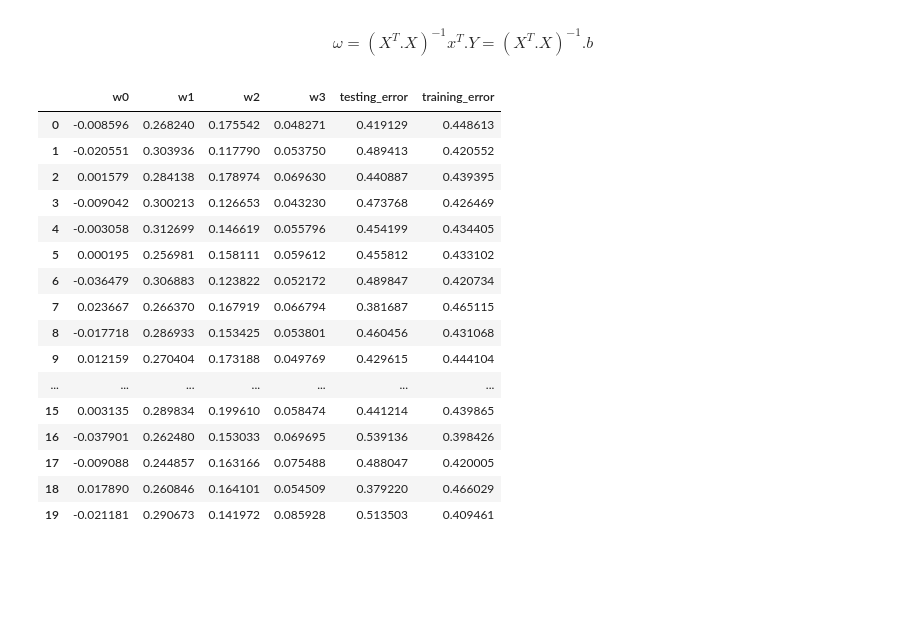
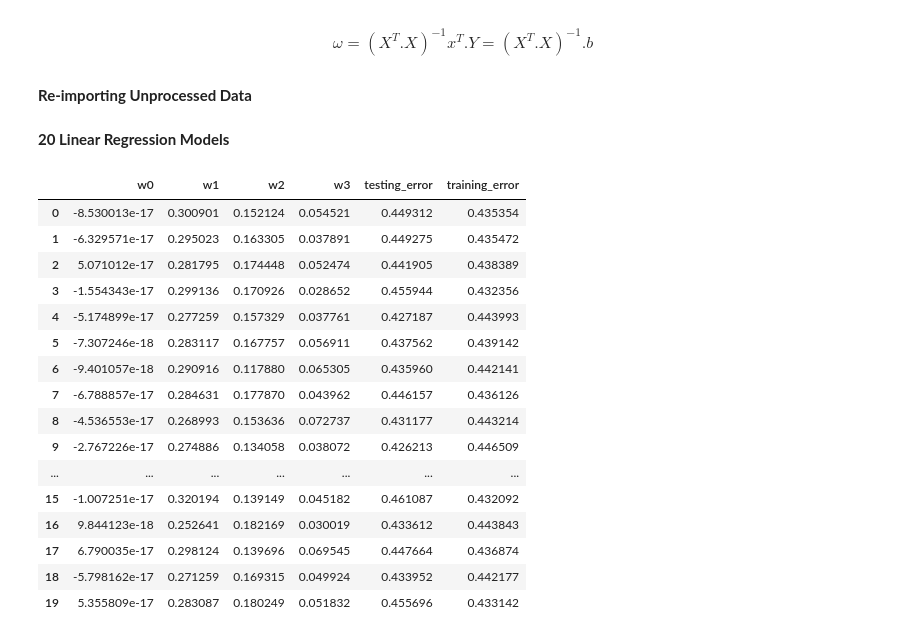
Before and after one commit to revanthmopidevi/DS-Assignments, a Jupyter notebook: Regression/A2/A2_NE.ipynb, the cells around one changed output. Cells and saved outputs as stored; diff of their text form; code cells hidden in the pictures; blank space fills up the shorter version.

```diff
--- a/Regression/A2/A2_NE.ipynb
+++ b/Regression/A2/A2_NE.ipynb
@@ -79,6 +73,5 @@ def shuffle_split(data):
 # %%
-train, test = shuffle_split(data)
-x1, x2, x3, y = train["age"], train["bmi"], train["children"], train["charges"]
+x1, x2, x3, y = data["age"], data["bmi"], data["children"], data["charges"]
 # %% [markdown]
 ## Visualize Data
 # %%
@@ -141,6 +134,11 @@ $$ $$
 $$b = X^{T} . Y$$
 # %% [markdown]
 $$ ω = (X^{T}.X)^{-1}x^{T}.Y = (X^{T}.X)^{-1}.b$$
+# %% [markdown]
+__Re-importing Unprocessed Data__
+# %%
+data = pd.read_csv("insurance.txt")
+pd.options.mode.chained_assignment = None
 # %%
 class Model:
     def __init__(self, data):
@@ -148,6 +146,7 @@ class Model:
         self.models = pd.DataFrame(columns = ["w0", "w1", "w2", "w3", "testing_error", "training_error"])
         self.model = np.zeros((4, 1))
         self.min_error = float("inf")
+        self.buildModels()
 
     def __shuffle(self):
         self.data = self.data.sample(frac = 1)
@@ -156,6 +155,13 @@ class Model:
         train = self.data[:int(0.7 * len(data))]
         test = self.data[int(0.7 * len(data)):]
         return train, test
+
+    def __standardize(self, data):
+        column_names = list(data.columns)
+        standardize = lambda x : (x - x.mean()) / x.std()
+        for column in column_names:
+            data[column] = standardize(data[column])
+        return data
 
     def __matrices(self, train):
         x1, x2, x3, y = train["age"], train["bmi"], train["children"], train["charges"]
@@ -181,6 +187,7 @@ class Model:
         w = A_inv.dot(b)
         return w
 
+    # calculates Mean Square Error
     def __error(self, X, Y, w):
         error = 0
         for i in range(len(X)):
@@ -195,40 +202,52 @@ class Model:
 
     def buildModels(self, number = 20):
         for i in range(number):
+            # shuffle dataset
             self.__shuffle()
+            # split dataset
             train, test = self.__split()
+            # standardise training and testing data
+            train = self.__standardize(train)
+            test = self.__standardize(test)
+            # obtain X and Y matrices
             X, Y = self.__matrices(train)
+            # obtain the best-fit model weights
             w = self.__solve(X, Y)
+            # calculate training error
             training_error = self.__error(X, Y, w)
+            # calculate testing error
             testing_error = self.__testModel(test, w)
+            # append the model, errors to models dataframe
             model = list(w)
             model.append(testing_error)
             model.append(training_error)
             model = pd.Series(model, index = self.models.columns)
+            # the model with least testing error is accepted as the final model
             self.models = self.models.append(model, ignore_index=True)
             if self.min_error > testing_error:
                 self.min_error = testing_error
                 self.model = w
+# %% [markdown]
+__20 Linear Regression Models__
 # %%
 final_model = Model(data)
-final_model.buildModels()
 final_model.models
 # %% [output]
 |  | w0 | w1 | w2 | w3 | testing_error | training_error |
-| 0 | -0.008596 | 0.268240 | 0.175542 | 0.048271 | 0.419129 | 0.448613 |
-| 1 | -0.020551 | 0.303936 | 0.117790 | 0.053750 | 0.489413 | 0.420552 |
-| 2 | 0.001579 | 0.284138 | 0.178974 | 0.069630 | 0.440887 | 0.439395 |
-| 3 | -0.009042 | 0.300213 | 0.126653 | 0.043230 | 0.473768 | 0.426469 |
-| 4 | -0.003058 | 0.312699 | 0.146619 | 0.055796 | 0.454199 | 0.434405 |
-| 5 | 0.000195 | 0.256981 | 0.158111 | 0.059612 | 0.455812 | 0.433102 |
-| 6 | -0.036479 | 0.306883 | 0.123822 | 0.052172 | 0.489847 | 0.420734 |
-| 7 | 0.023667 | 0.266370 | 0.167919 | 0.066794 | 0.381687 | 0.465115 |
-| 8 | -0.017718 | 0.286933 | 0.153425 | 0.053801 | 0.460456 | 0.431068 |
-| 9 | 0.012159 | 0.270404 | 0.173188 | 0.049769 | 0.429615 | 0.444104 |
+| 0 | -8.530013e-17 | 0.300901 | 0.152124 | 0.054521 | 0.449312 | 0.435354 |
+| 1 | -6.329571e-17 | 0.295023 | 0.163305 | 0.037891 | 0.449275 | 0.435472 |
+| 2 | 5.071012e-17 | 0.281795 | 0.174448 | 0.052474 | 0.441905 | 0.438389 |
+| 3 | -1.554343e-17 | 0.299136 | 0.170926 | 0.028652 | 0.455944 | 0.432356 |
+| 4 | -5.174899e-17 | 0.277259 | 0.157329 | 0.037761 | 0.427187 | 0.443993 |
+| 5 | -7.307246e-18 | 0.283117 | 0.167757 | 0.056911 | 0.437562 | 0.439142 |
+| 6 | -9.401057e-18 | 0.290916 | 0.117880 | 0.065305 | 0.435960 | 0.442141 |
+| 7 | -6.788857e-17 | 0.284631 | 0.177870 | 0.043962 | 0.446157 | 0.436126 |
+| 8 | -4.536553e-17 | 0.268993 | 0.153636 | 0.072737 | 0.431177 | 0.443214 |
+| 9 | -2.767226e-17 | 0.274886 | 0.134058 | 0.038072 | 0.426213 | 0.446509 |
 | ... | ... | ... | ... | ... | ... | ... |
-| 15 | 0.003135 | 0.289834 | 0.199610 | 0.058474 | 0.441214 | 0.439865 |
-| 16 | -0.037901 | 0.262480 | 0.153033 | 0.069695 | 0.539136 | 0.398426 |
-| 17 | -0.009088 | 0.244857 | 0.163166 | 0.075488 | 0.488047 | 0.420005 |
-| 18 | 0.017890 | 0.260846 | 0.164101 | 0.054509 | 0.379220 | 0.466029 |
-| 19 | -0.021181 | 0.290673 | 0.141972 | 0.085928 | 0.513503 | 0.409461 |
+| 15 | -1.007251e-17 | 0.320194 | 0.139149 | 0.045182 | 0.461087 | 0.432092 |
+| 16 | 9.844123e-18 | 0.252641 | 0.182169 | 0.030019 | 0.433612 | 0.443843 |
+| 17 | 6.790035e-17 | 0.298124 | 0.139696 | 0.069545 | 0.447664 | 0.436874 |
+| 18 | -5.798162e-17 | 0.271259 | 0.169315 | 0.049924 | 0.433952 | 0.442177 |
+| 19 | 5.355809e-17 | 0.283087 | 0.180249 | 0.051832 | 0.455696 | 0.433142 |
 # %%
```
Also changed, not shown: parts of 17 cells of this notebook.
